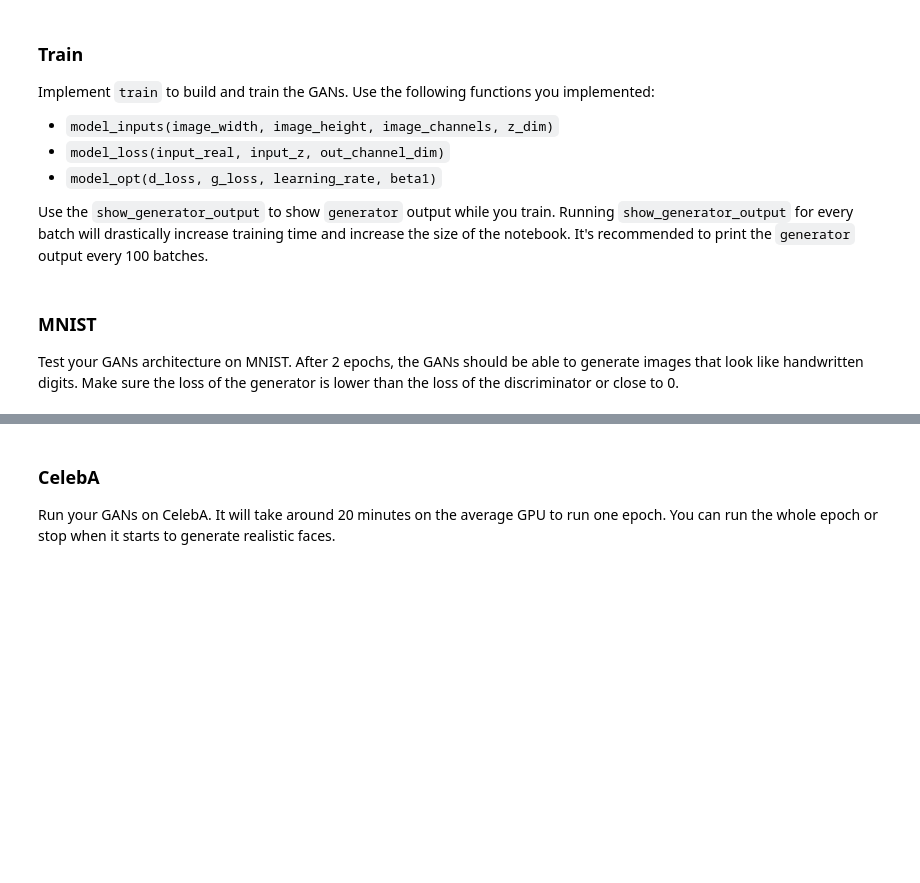
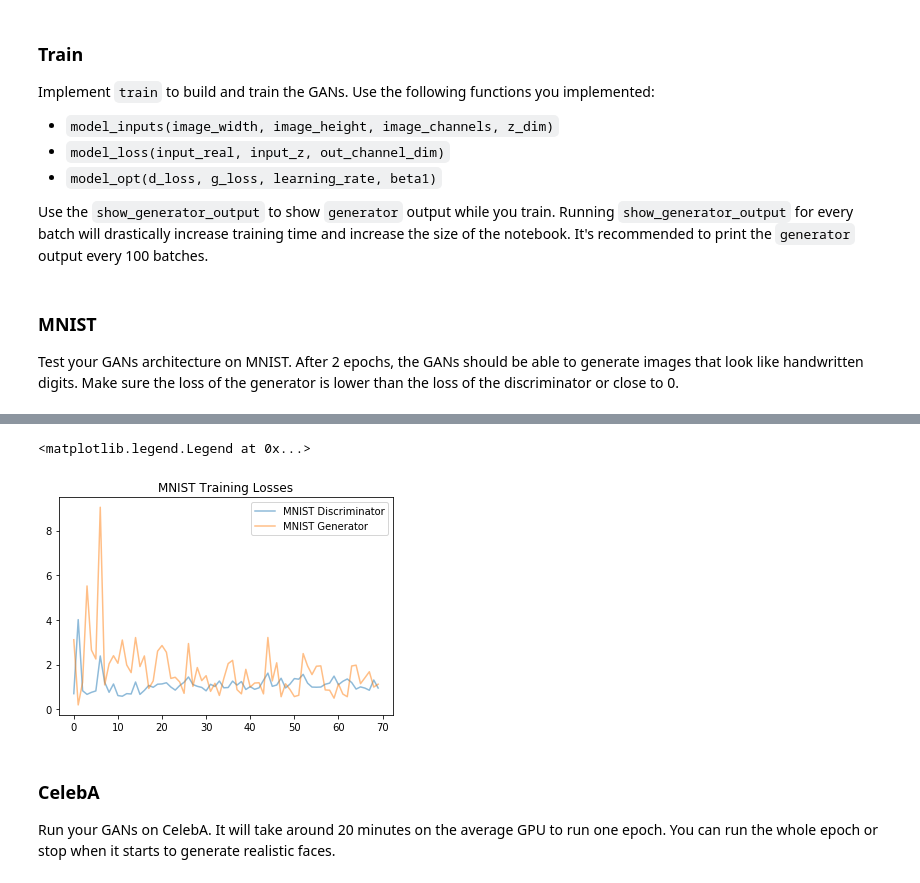
Before and after one commit to joytafty/nd101-jan-2017, a Jupyter notebook: face-generation-project-5-submission/dlnd_face_generation.ipynb, the cells around one changed output, grey strips where cells are left out. Drawn from its saved outputs; the diff is of its cells as text; code cells hidden in the pictures; blank space fills up the shorter version.

```diff
--- a/face-generation-project-5-submission/dlnd_face_generation.ipynb
+++ b/face-generation-project-5-submission/dlnd_face_generation.ipynb
@@ -136,27 +136,28 @@ def discriminator(images, reuse=False, alpha=0.2):
     :return: Tuple of (tensor output of the discriminator, tensor logits of the discriminator)
     """
     # TODO: Implement Function
+    customer_kernel_initializer = tf.random_normal_initializer(mean = 0, stddev = 0.02)
     with tf.variable_scope('discriminator', reuse=reuse):
 
         # Input layer : images size = 28*28*3
-        x1 = tf.layers.conv2d(images, 64, 5, strides=2, padding='same')
+        x1 = tf.layers.conv2d(images, 64, 5, strides=2, padding='same', kernel_initializer = customer_kernel_initializer)
         relu1 = leaky_relu(x1, alpha=alpha) # leaky ReLU
         # now 14*14*64
 
         # Conv layer with batch norm:
-        x2 = tf.layers.conv2d(relu1, 128, 5, strides=2, padding='same')
+        x2 = tf.layers.conv2d(relu1, 128, 5, strides=2, padding='same', kernel_initializer = customer_kernel_initializer)
         bn2 = tf.layers.batch_normalization(x2, training=True)
         relu2 = leaky_relu(bn2, alpha=alpha)
         # now 7*7*128
 
         # Conv layer with batch norm
-        x3 = tf.layers.conv2d(relu2, 256, 5, strides=2, padding='same')
+        x3 = tf.layers.conv2d(relu2, 256, 5, strides=2, padding='same', kernel_initializer = customer_kernel_initializer)
         bn3 = tf.layers.batch_normalization(x3, training=True)
         relu3 = leaky_relu(bn3, alpha=alpha)
         # now 4*4*256
 
         # Conv layer with batch norm
-        flat = tf.reshape(relu3, (-1, 4*4*256))
+        flat = tf.contrib.layers.flatten(relu3)
         logits = tf.layers.dense(flat, 1)
         out = tf.sigmoid(logits)
 
@@ -359,6 +360,7 @@ def train(epoch_count, batch_size, z_dim, learning_rate, beta1, get_batches, dat
             for batch_images in get_batches(batch_size):
                 steps += 1
                 # TODO: Train Model
+                batch_images *= 2
                 batch_z = np.random.uniform(-1, 1, size=(batch_size, z_dim))
 
                 # Train
@@ -419,3 +496,14 @@ Epoch 4/3... Discriminator Loss: 0.7242... Generator Loss: 2.2079
+# %%
+import matplotlib.pyplot as plt
+fig, ax = plt.subplots()
+losses = np.array(losses)
+plt.plot(losses.T[0], label='MNIST Discriminator', alpha=0.5)
+plt.plot(losses.T[1], label='MNIST Generator', alpha=0.5)
+plt.title("MNIST Training Losses")
+plt.legend()
+# %% [output]
+<matplotlib.legend.Legend at 0x...>
+[figure, added]
 # %% [markdown]
 ### CelebA
 Run your GANs on CelebA.  It will take around 20 minutes on the average GPU to run one epoch.  You can run the whole epoch or stop when it starts to generate realistic faces.
```
Also changed, not shown: parts of 4 cells of this notebook, 3 other files.
